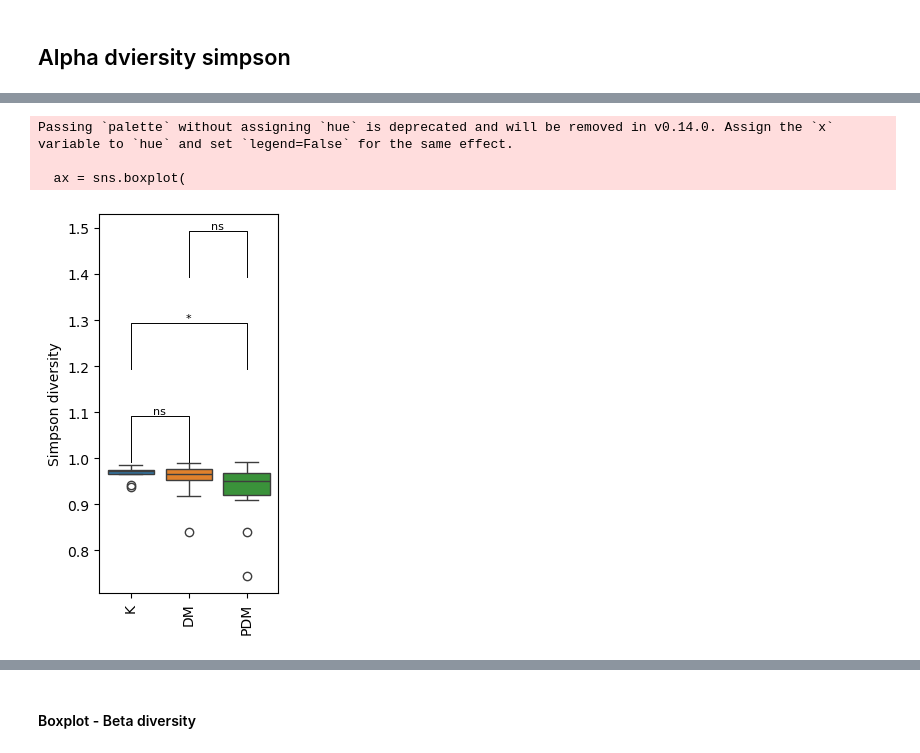
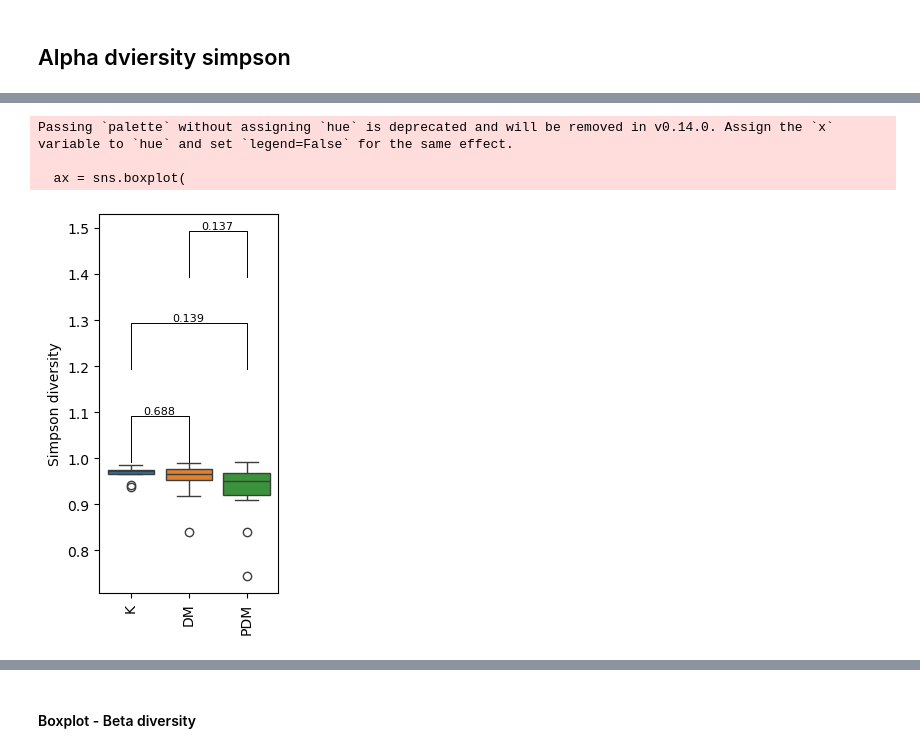
Before and after one commit to ErikaKvalem/Effenberger-Diabetes, a Jupyter notebook: 02-scripts/parse.ipynb, the cells around one changed output, grey strips where cells are left out. Drawn from its saved outputs; the diff is of its cells as text; code cells hidden in the pictures.

```diff
--- a/02-scripts/parse.ipynb
+++ b/02-scripts/parse.ipynb
@@ -710,7 +723,7 @@ simpson["id"] = simpson.index
 # %%
 merged = pd.merge(simpson, metadata[['id', 'Type']], on='id')
 # %%
-merged = simpson.merge(metadata[['Type']], left_index=["id"], right_index=[""])
+#merged = simpson.merge(metadata[['Type']], left_index=["id"], right_index=[""])
 # %%
 merged["Type"].replace("Diabetes mellitus Typ1", "DM",inplace=True)
 merged["Type"].replace("pankreopriver Diabetes", "PDM",inplace=True)
@@ -734,45 +765,56 @@ ax = sns.boxplot(
 )
 plt.xticks(rotation=90)
 plt.xlabel("")
 plt.ylabel("Simpson diversity")
 
 # ---- Add significance stars ---- #
 comparisons = [("K", "DM"), ("K", "PDM"), ("PDM", "DM")]
 y_max = merged["simpsons"].max()
 h = 0.2  # height offset between comparisons
 
-for i, (group1, group2) in enumerate(comparisons):
-    x1, x2 = order.index(group1), order.index(group2)
+# First compute all raw p-values
+for group1, group2 in comparisons:
     y1 = merged[merged["Type"] == group1]["simpsons"]
     y2 = merged[merged["Type"] == group2]["simpsons"]
+    stat, p = mannwhitneyu(y1, y2, alternative="two-sided")
+    p_values.append(p)
 
-    stat, p = mannwhitneyu(y1, y2, alternative="two-sided")
+# Adjust p-values
+padj = multipletests(p_values, method='fdr_bh')[1]
 
-    # Determine significance stars
-    if p < 0.001:
-        star = "***"
-    elif p < 0.01:
-        star = "**"
-    elif p < 0.05:
-        star = "*"
+# Annotate plot
+y_max = merged["simpsons"].max()
+h = 0.2  # height offset
+
+for i, ((group1, group2), adj_p) in enumerate(zip(comparisons, padj)):
+    x1, x2 = order.index(group1), order.index(group2)
+
+    if adj_p < 0.001:
+        label = f"{adj_p:.3f}"
+    elif adj_p < 0.01:
+        label = f"{adj_p:.3f}"
+    elif adj_p < 0.05:
+        label = f"{adj_p:.3f}"
     else:
-        star = "ns"
+        label = f"{adj_p:.3f}"
 
     # Plot the line and text
     y_line = y_max + h * i
     ax.plot(
         [x1, x1, x2, x2],
         [y_line, y_line + 0.1, y_line + 0.1, y_line],
         lw=0.7,
         c="black",
     )
-    ax.text((x1 + x2) / 2, y_line + 0.1, star, ha="center", va="bottom", fontsize=8)
-#plt.savefig("./figures/v02/alpha_simpson.svg")
-#plt.savefig("./figures/v02/alpha_simpson.png")
+    ax.text((x1 + x2) / 2, y_line + 0.1, label, ha="center", va="bottom", fontsize=8)
+
+#plt.savefig("./figures/v02/alpha_simpson_padj.svg")
+
+#plt.savefig("./figures/v02/alpha_simpson_padj.png")
 plt.tight_layout()
 plt.show()
 # %% [output]
 Passing `palette` without assigning `hue` is deprecated and will be removed in v0.14.0. Assign the `x` variable to `hue` and set `legend=False` for the same effect.
 
   ax = sns.boxplot(
-[figure, old version]
+[figure, new version]
```
Also changed, not shown: parts of 8 cells of this notebook.
